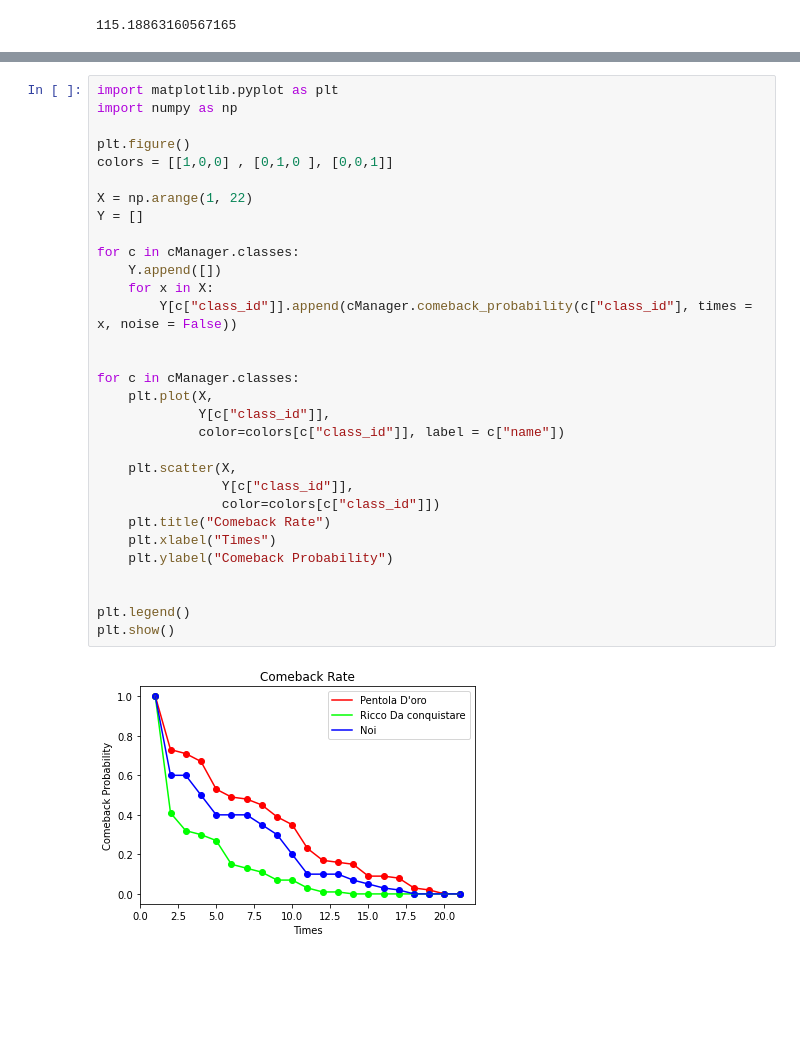
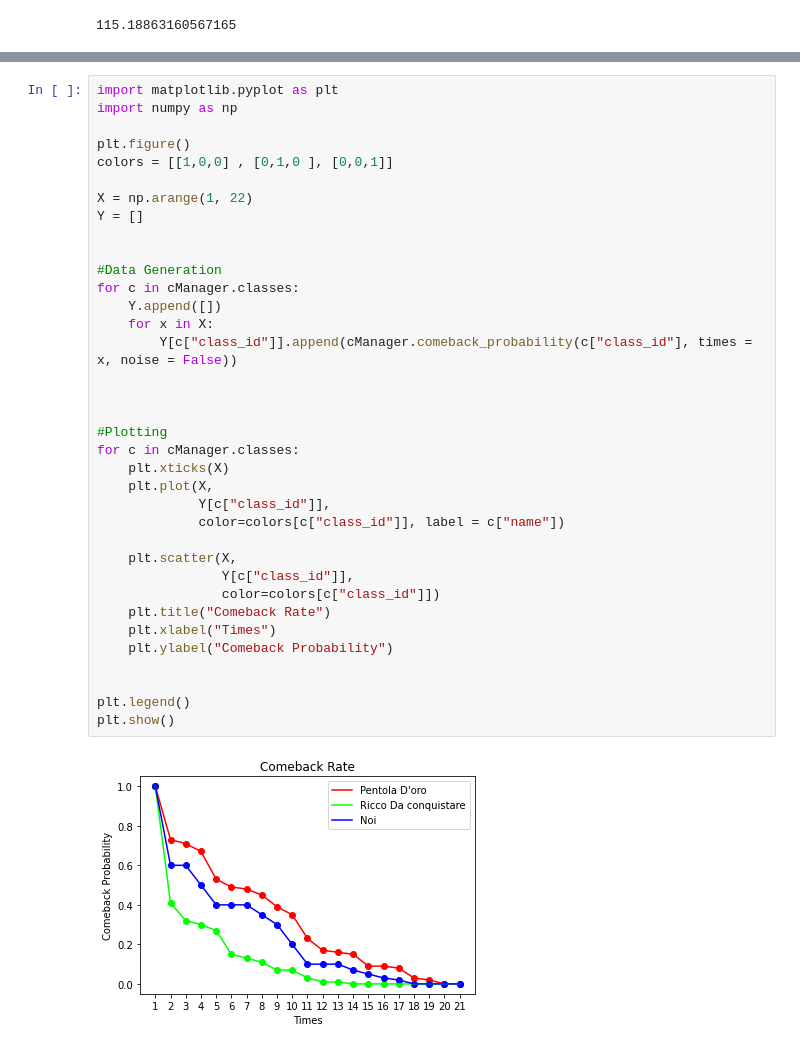
Before and after one commit to CarrattaFrancesco/DataIntelligenceApplication, a Jupyter notebook: main.ipynb, the cells around one changed output, grey strips where cells are left out. Saved outputs shown, nothing was run; the diff lists cells and outputs as text; blank space fills up the shorter version.

```diff
--- a/main.ipynb
+++ b/main.ipynb
@@ -101,31 +118,36 @@ import matplotlib.pyplot as plt
 import numpy as np
 
 plt.figure()
 colors = [[1,0,0] , [0,1,0 ], [0,0,1]]
 
 X = np.arange(1, 22)
 Y = []
 
+
+#Data Generation
 for c in cManager.classes:
     Y.append([])
     for x in X:
         Y[c["class_id"]].append(cManager.comeback_probability(c["class_id"], times = x, noise = False))
 
 
+
+#Plotting
 for c in cManager.classes:
+    plt.xticks(X)
     plt.plot(X,
              Y[c["class_id"]],
              color=colors[c["class_id"]], label = c["name"])
 
     plt.scatter(X,
                 Y[c["class_id"]],
                 color=colors[c["class_id"]])
     plt.title("Comeback Rate")
     plt.xlabel("Times")
     plt.ylabel("Comeback Probability")
 
 
 plt.legend()
 plt.show()
 # %% [output]
-[figure, old version]
+[figure, new version]
```
Also changed, not shown: parts of 10 cells of this notebook, 2 other files.
